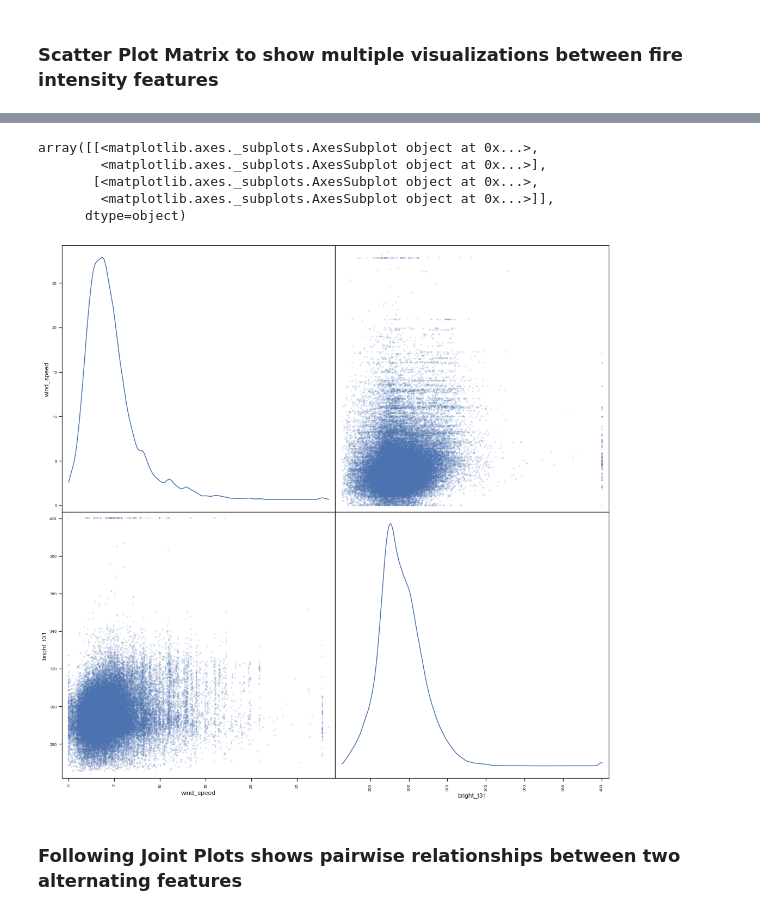
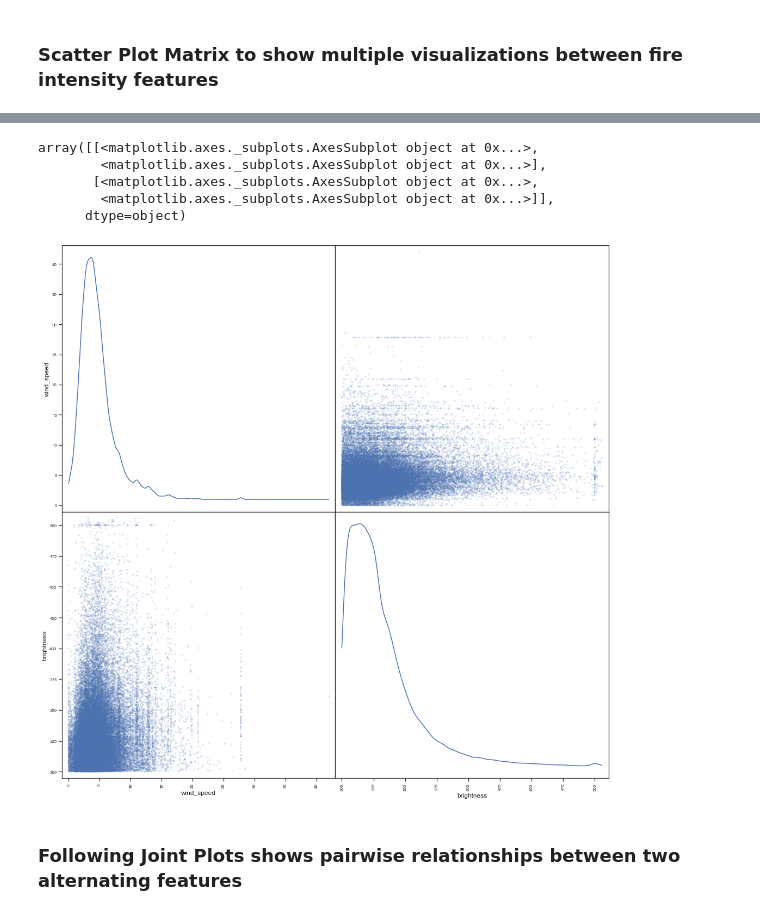
Before and after one commit to NahidGithub/Predicting-Wildfires, a Jupyter notebook: notebooks/Fire Intensity-Statistical Analysis-Production Code.ipynb, the cells around one changed output, grey strips where cells are left out. Cells and saved outputs as stored; diff of their text form; code cells hidden in the pictures.

```diff
--- a/notebooks/Fire Intensity-Statistical Analysis-Production Code.ipynb
+++ b/notebooks/Fire Intensity-Statistical Analysis-Production Code.ipynb
@@ -332,13 +332,13 @@ array([[<matplotlib.axes._subplots.AxesSubplot object at 0x...>,
 # %%
-areas = emstat_west[['wind_speed','bright_t31']]
+areas = emstat_west[['wind_speed','brightness']]
 scatter_matrix(areas, alpha=0.2, figsize=(18,18), diagonal='kde')
 # %% [output]
 array([[<matplotlib.axes._subplots.AxesSubplot object at 0x...>,
         <matplotlib.axes._subplots.AxesSubplot object at 0x...>],
        [<matplotlib.axes._subplots.AxesSubplot object at 0x...>,
         <matplotlib.axes._subplots.AxesSubplot object at 0x...>]],
       dtype=object)
-[figure, old version]
+[figure, new version]
 # %% [markdown]
 ### Following Joint Plots shows pairwise relationships between two alternating features
 # %%
```
Also changed, not shown: parts of 30 cells of this notebook.
